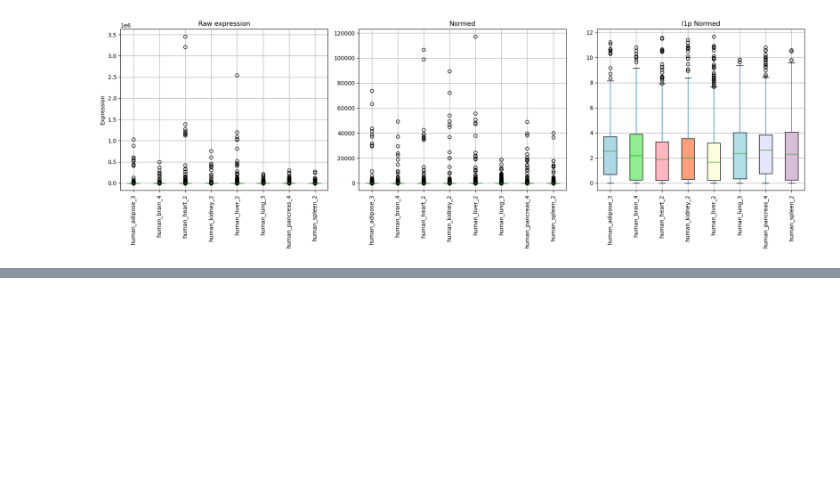
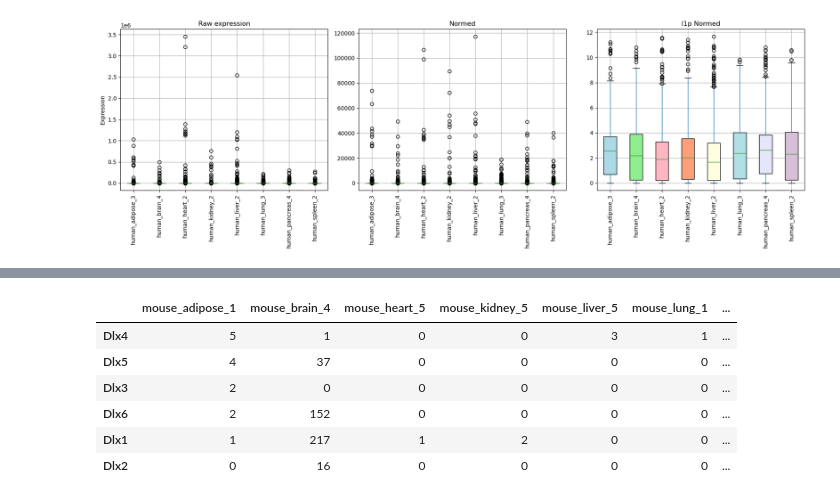
Before and after one commit to NYUAD-Core-Bioinformatics/StartAnalytics_2025, a Jupyter notebook: notebooks/day_1_python.ipynb, the cells around one changed output, grey strips where cells are left out. Saved outputs shown, nothing was run; the diff lists cells and outputs as text; code cells hidden in the pictures; blank space fills up the shorter version.

```diff
--- a/notebooks/day_1_python.ipynb
+++ b/notebooks/day_1_python.ipynb
@@ -446,0 +476,4 @@ plt.show()
+# %%
+mouse_brain_col = [c for c in mouse.columns if "brain" in c]
+mouse_dlx_rows = [g for g in mouse.index if "DLX" in g.upper()]
+mouse.loc[mouse_dlx_rows,mouse_brain_col]
@@ -446,0 +488,10 @@ plt.show()
+# %%
+mouse.loc[mouse_dlx_rows]
+# %% [output]
+|  | mouse_adipose_1 | mouse_brain_4 | mouse_heart_5 | mouse_kidney_5 | mouse_liver_5 | mouse_lung_1 | ... |
+| Dlx4 | 5 | 1 | 0 | 0 | 3 | 1 | ... |
+| Dlx5 | 4 | 37 | 0 | 0 | 0 | 0 | ... |
+| Dlx3 | 2 | 0 | 0 | 0 | 0 | 0 | ... |
+| Dlx6 | 2 | 152 | 0 | 0 | 0 | 0 | ... |
+| Dlx1 | 1 | 217 | 1 | 2 | 0 | 0 | ... |
+| Dlx2 | 0 | 16 | 0 | 0 | 0 | 0 | ... |
```
Also changed, not shown: parts of 9 cells of this notebook.
